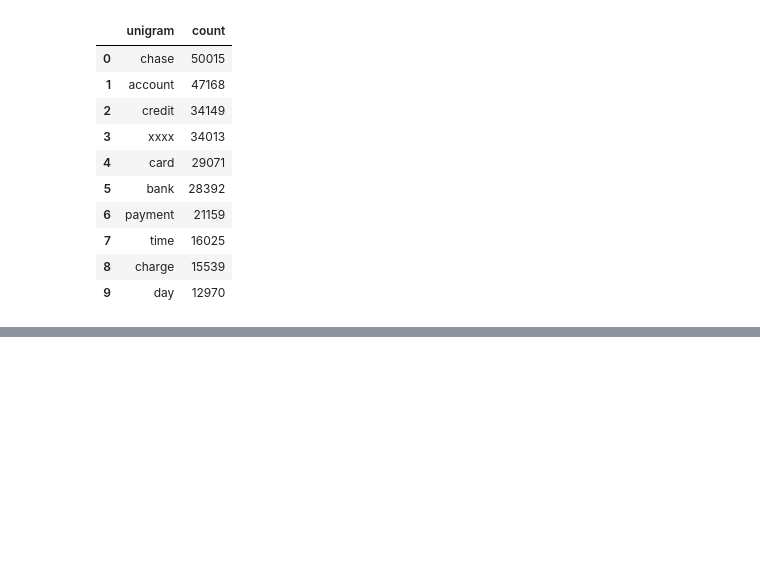
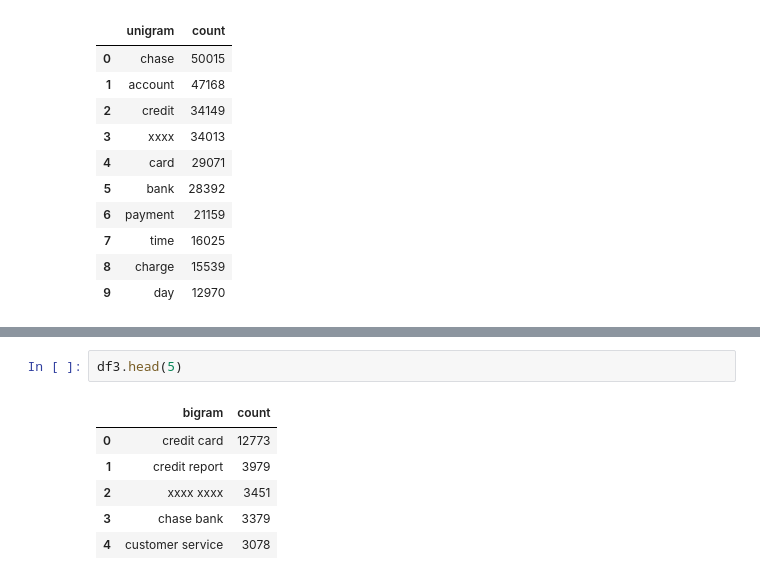
Before and after one commit to chaturvediajay/NLP, a Jupyter notebook: Automatic_Ticket_Classification.ipynb, the cells around one changed output, grey strips where cells are left out. Cells and saved outputs as stored; diff of their text form; blank space fills up the shorter version.

```diff
--- a/Automatic_Ticket_Classification.ipynb
+++ b/Automatic_Ticket_Classification.ipynb
@@ -370,3 +372,12 @@ fig.update_layout(title=go.layout.Title(text="Top 30 bigrams in the Complaint te
 fig.show()
 # %% [output]
 [interactive output not drawn]
+# %%
+df3.head(5)
+# %% [output]
+|  | bigram | count |
+| 0 | credit card | 12773 |
+| 1 | credit report | 3979 |
+| 2 | xxxx xxxx | 3451 |
+| 3 | chase bank | 3379 |
+| 4 | customer service | 3078 |
```
Also changed, not shown: parts of 10 cells of this notebook.
